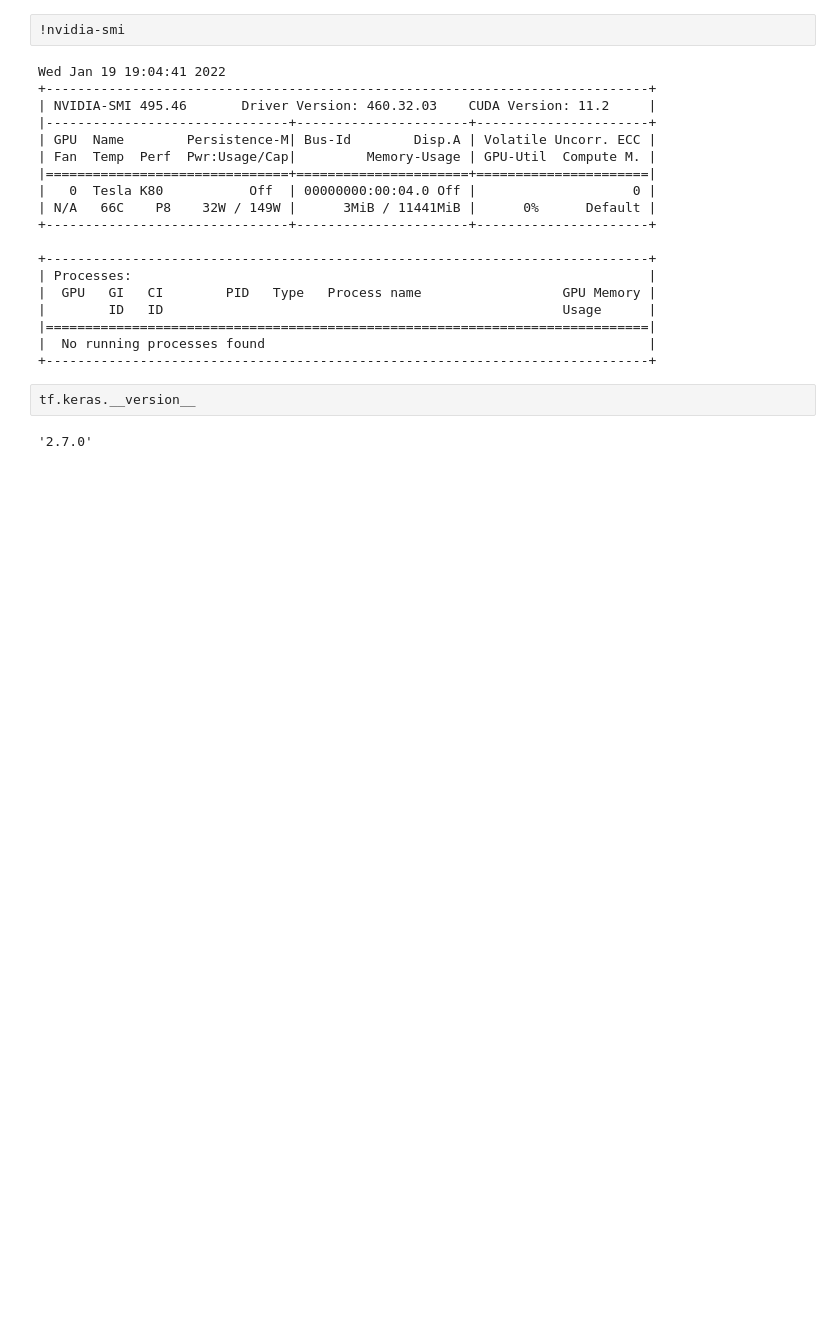
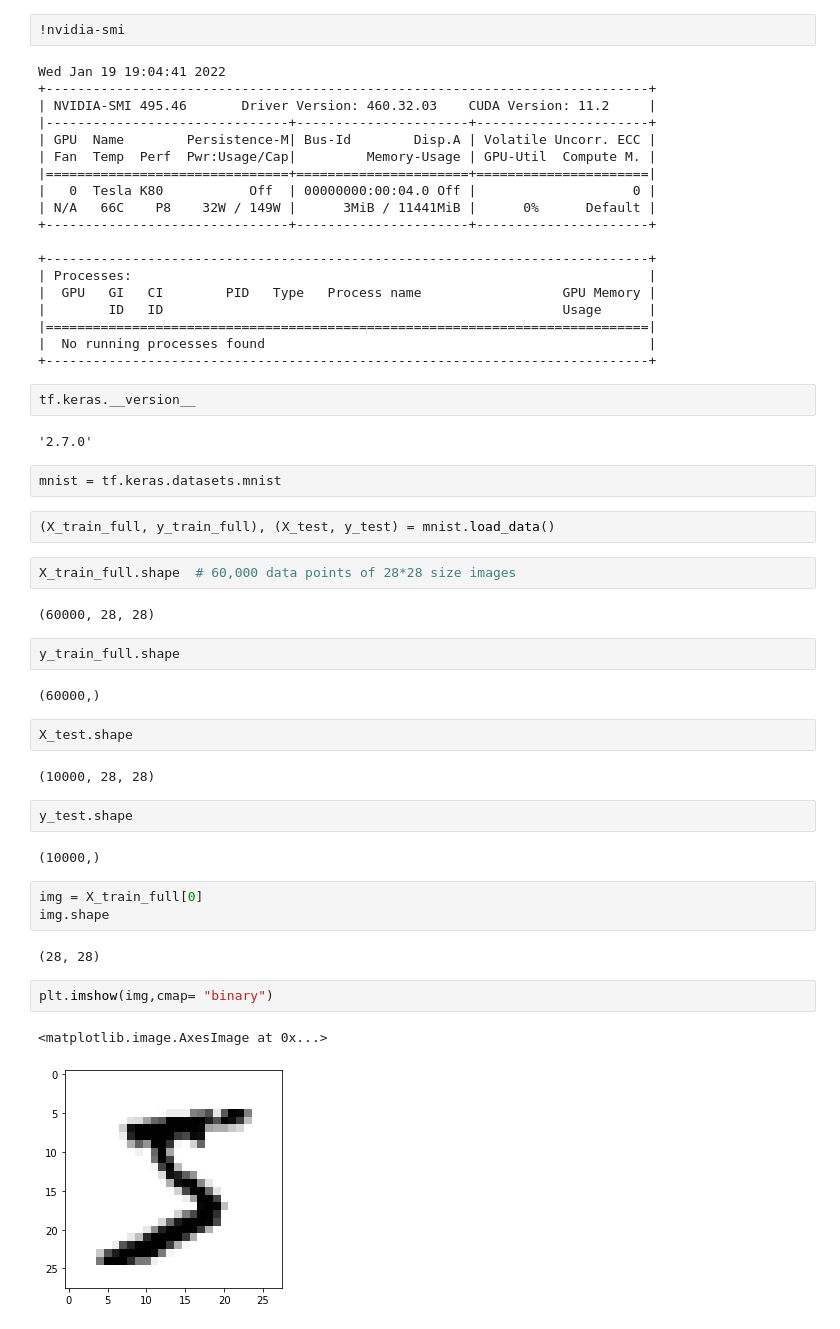
Before and after one commit to dipmndl/ANN-implimentation-using-tf.keras, a Jupyter notebook: demo_tf_keras_test.ipynb, the cells around one changed output. Saved outputs shown, nothing was run; the diff lists cells and outputs as text; blank space fills up the shorter version.

```diff
--- a/demo_tf_keras_test.ipynb
+++ b/demo_tf_keras_test.ipynb
@@ -39,3 +39,33 @@ Wed Jan 19 19:04:41 2022
 tf.keras.__version__
 # %% [output]
 '2.7.0'
+# %%
+mnist = tf.keras.datasets.mnist
+# %%
+(X_train_full, y_train_full), (X_test, y_test) = mnist.load_data()
+# %%
+X_train_full.shape  # 60,000 data points of 28*28 size images
+# %% [output]
+(60000, 28, 28)
+# %%
+y_train_full.shape
+# %% [output]
+(60000,)
+# %%
+X_test.shape
+# %% [output]
+(10000, 28, 28)
+# %%
+y_test.shape
+# %% [output]
+(10000,)
+# %%
+img = X_train_full[0]
+img.shape
+# %% [output]
+(28, 28)
+# %%
+plt.imshow(img,cmap= "binary")
+# %% [output]
+<matplotlib.image.AxesImage at 0x...>
+[figure, added]
```
Also changed, not shown: parts of 2 cells of this notebook.
